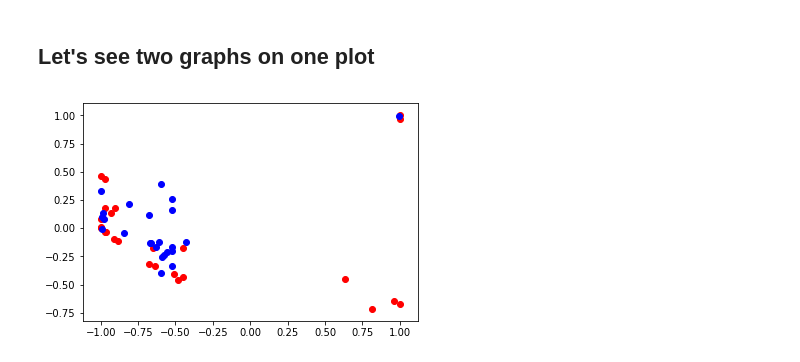
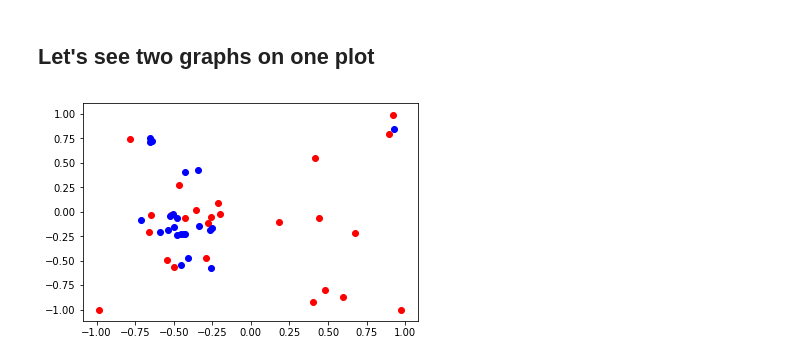
Before and after one commit to iskrzyns/graph-node-analysis, a Jupyter notebook: 3-denoising-autoencoder.ipynb, the cells around one changed output. Saved outputs shown, nothing was run; the diff lists cells and outputs as text; code cells hidden in the pictures.

```diff
--- a/3-denoising-autoencoder.ipynb
+++ b/3-denoising-autoencoder.ipynb
@@ -148,15 +148,15 @@ plt.scatter(x=X_dent[:,0], y=X_dent[:,1])
 # %%
 graph1 = 0
 graph2 = 1
 
 slc1 = graph_slices[graph1]
 slc2 = graph_slices[graph2]
 
-X1 = X[slc1, :]
-X2 = X[slc2, :]
+X1 = X_embedded[slc1, :]
+X2 = X_embedded[slc2, :]
 
 plt.scatter(x=X1[:,0], y=X1[:,1], c='r')
 plt.scatter(x=X2[:,0], y=X2[:,1], c='b')
 plt.show();
 # %% [output]
-[figure, old version]
+[figure, new version]
```
Also changed, not shown: parts of 6 cells of this notebook, 1 other file.
